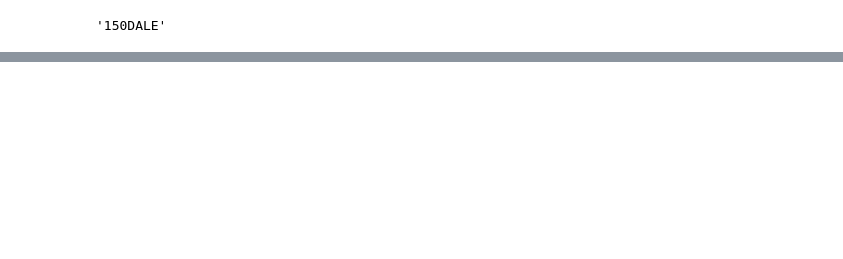
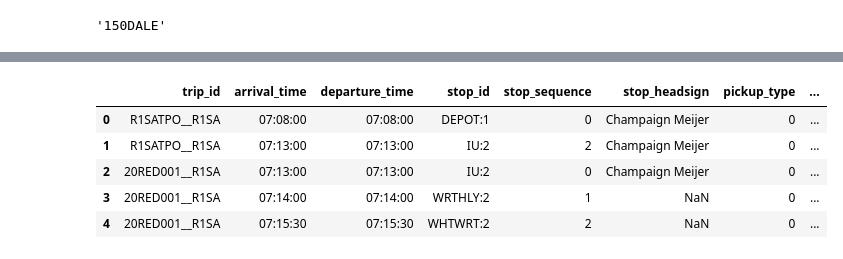
Before and after one commit to aarongros/UI-Hitch, a Jupyter notebook: BackEnd/CUMTD_data_collection.ipynb, the cells around one changed output, grey strips where cells are left out. Drawn from its saved outputs; the diff is of its cells as text; code cells hidden in the pictures; blank space fills up the shorter version.

```diff
--- a/BackEnd/CUMTD_data_collection.ipynb
+++ b/BackEnd/CUMTD_data_collection.ipynb
@@ -104,6 +106,13 @@ df
 # %%
-stop_times_all = pd.read_csv('google_transit/stop_times.txt')
+stop_times_all = pd.read_csv('../../google_transit/stop_times.txt')
 stop_times_all.head()
+# %% [output]
+|  | trip_id | arrival_time | departure_time | stop_id | stop_sequence | stop_headsign | pickup_type | ... |
+| 0 | R1SATPO__R1SA | 07:08:00 | 07:08:00 | DEPOT:1 | 0 | Champaign Meijer | 0 | ... |
+| 1 | R1SATPO__R1SA | 07:13:00 | 07:13:00 | IU:2 | 2 | Champaign Meijer | 0 | ... |
+| 2 | 20RED001__R1SA | 07:13:00 | 07:13:00 | IU:2 | 0 | Champaign Meijer | 0 | ... |
+| 3 | 20RED001__R1SA | 07:14:00 | 07:14:00 | WRTHLY:2 | 1 | NaN | 0 | ... |
+| 4 | 20RED001__R1SA | 07:15:30 | 07:15:30 | WHTWRT:2 | 2 | NaN | 0 | ... |
 # %%
 trip_id = '[@2.0.80548152@][12][1425572286750]/26__BB2_MF'
 departure_time = '15:29:00'
```
Also changed, not shown: parts of 19 cells of this notebook, 10 other files.
